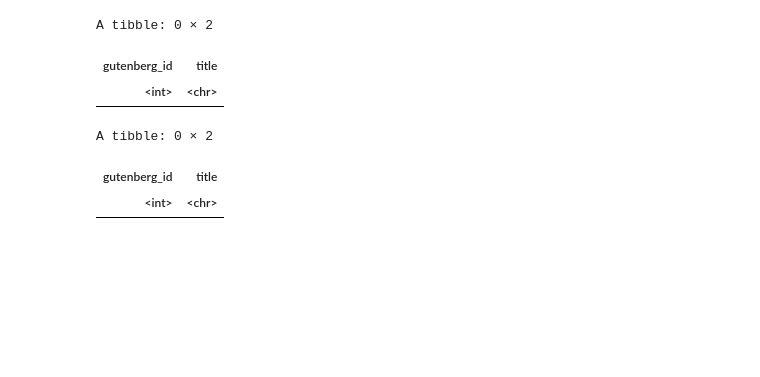
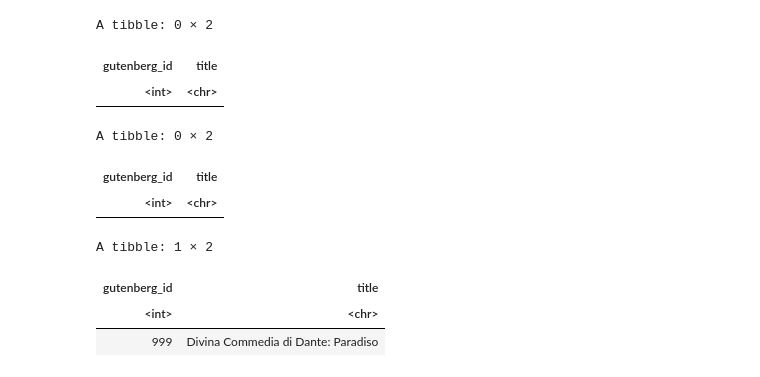
Before and after one commit to julnow/TEXT, a Jupyter notebook: zadanie3.ipynb, the cells around one changed output. Drawn from its saved outputs; the diff is of its cells as text; code cells hidden in the pictures; blank space fills up the shorter version.

```diff
--- a/zadanie3.ipynb
+++ b/zadanie3.ipynb
@@ -117,3 +127,10 @@ g[g$gutenberg_id==5097, c("gutenberg_id","title")]
 A tibble: 0 × 2
 | gutenberg_id | title |
 | <int> | <chr> |
+# %%
+g[g$gutenberg_id==999, c("gutenberg_id","title")]
+# %% [output]
+A tibble: 1 × 2
+| gutenberg_id | title |
+| <int> | <chr> |
+| 999 | Divina Commedia di Dante: Paradiso |
```
Also changed, not shown: parts of 2 cells of this notebook.
